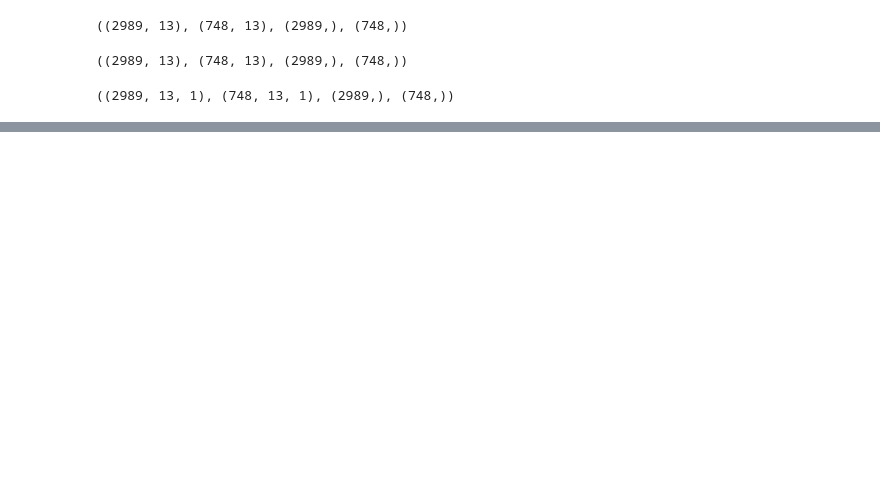
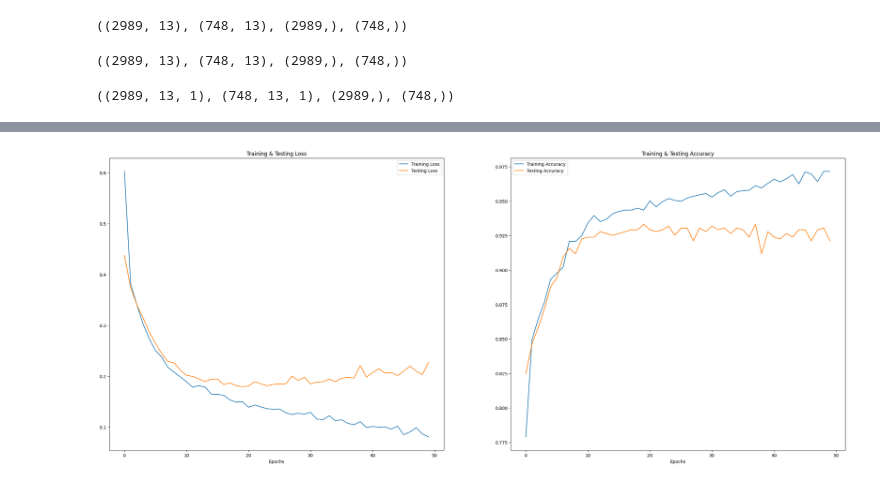
Before and after one commit to SewminaFernando/AggroDetect, a Jupyter notebook: model_1_training.ipynb, the cells around one changed output, grey strips where cells are left out. Drawn from its saved outputs; the diff is of its cells as text; code cells hidden in the pictures; blank space fills up the shorter version.

Commit message:
trained cnn_model_1

```diff
--- a/model_1_training.ipynb
+++ b/model_1_training.ipynb
@@ -48,0 +58,2 @@ x_train.shape, x_test.shape, y_train.shape, y_test.shape
+# %%
+intializer = tf.keras.initializers.glorot_normal(seed=None)
@@ -48,0 +103,6 @@ x_train.shape, x_test.shape, y_train.shape, y_test.shape
+# %%
+model.compile(loss=tf.keras.losses.BinaryCrossentropy(),
+              metrics=['accuracy'],
+              optimizer=Adam(learning_rate=0.0001))
+# %%
+model.fit(x_train,y_train,epochs=50,validation_data=(x_test,y_test),batch_size=32)
@@ -48,0 +128,26 @@ x_train.shape, x_test.shape, y_train.shape, y_test.shape
+# %%
+def show_graphs(history):
+    epochs = [i for i in range(50)]
+    fig , ax = plt.subplots(1,2)
+    train_acc = history.history['accuracy']
+    train_loss = history.history['loss']
+    test_acc = history.history['val_accuracy']
+    test_loss = history.history['val_loss']
+
+    fig.set_size_inches(30,12)
+    ax[0].plot(epochs , train_loss , label = 'Training Loss')
+    ax[0].plot(epochs , test_loss , label = 'Testing Loss')
+    ax[0].set_title('Training & Testing Loss')
+    ax[0].legend()
+    ax[0].set_xlabel("Epochs")
+
+    ax[1].plot(epochs , train_acc , label = 'Training Accuracy')
+    ax[1].plot(epochs , test_acc , label = 'Testing Accuracy')
+    ax[1].set_title('Training & Testing Accuracy')
+    ax[1].legend()
+    ax[1].set_xlabel("Epochs")
+    plt.show()
+# %%
+show_graphs(model.history)
+# %% [output]
+[figure, added]
```
Also changed, not shown: parts of 15 cells of this notebook.
